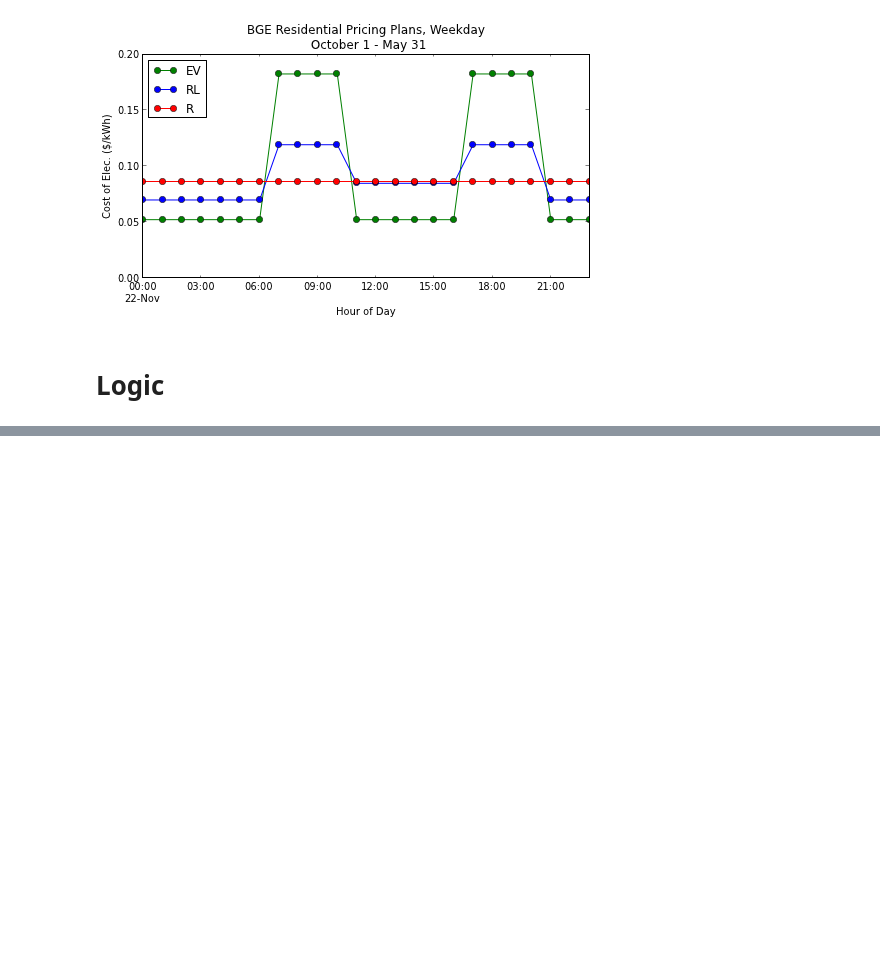
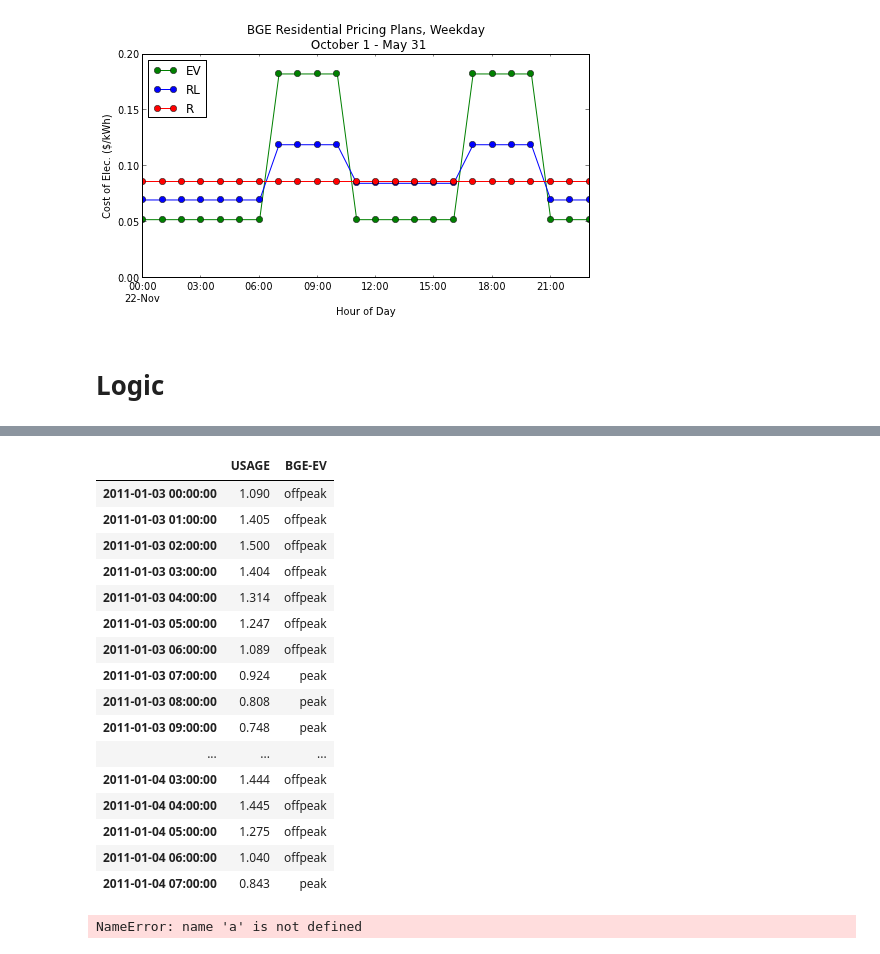
Before and after one commit to CoryVegan/demandside_storage, a Jupyter notebook: TOU_pricing_and_storage.ipynb, the cells around one changed output, grey strips where cells are left out. Drawn from its saved outputs; the diff is of its cells as text; code cells hidden in the pictures; blank space fills up the shorter version.

```diff
--- a/TOU_pricing_and_storage.ipynb
+++ b/TOU_pricing_and_storage.ipynb
@@ -158,0 +184,25 @@ a['BGE-RL_cost_perkWh'].plot()
+# %%
+a = demand_data
+
+a['BGE-EV'] = 'offpeak'
+a['BGE-EV'].ix[(a[a.index.weekday<5].between_time('7:00','10:00')).index] = 'peak'
+a['BGE-EV'].ix[(a[a.index.weekday<5].between_time('17:00','21:00')).index] = 'peak'
+a[40:72]
+# %% [output]
+|  | USAGE | BGE-EV |
+| 2011-01-03 00:00:00 | 1.090 | offpeak |
+| 2011-01-03 01:00:00 | 1.405 | offpeak |
+| 2011-01-03 02:00:00 | 1.500 | offpeak |
+| 2011-01-03 03:00:00 | 1.404 | offpeak |
+| 2011-01-03 04:00:00 | 1.314 | offpeak |
+| 2011-01-03 05:00:00 | 1.247 | offpeak |
+| 2011-01-03 06:00:00 | 1.089 | offpeak |
+| 2011-01-03 07:00:00 | 0.924 | peak |
+| 2011-01-03 08:00:00 | 0.808 | peak |
+| 2011-01-03 09:00:00 | 0.748 | peak |
+| ... | ... | ... |
+| 2011-01-04 03:00:00 | 1.444 | offpeak |
+| 2011-01-04 04:00:00 | 1.445 | offpeak |
+| 2011-01-04 05:00:00 | 1.275 | offpeak |
+| 2011-01-04 06:00:00 | 1.040 | offpeak |
+| 2011-01-04 07:00:00 | 0.843 | peak |
@@ -158,0 +213,4 @@ a['BGE-RL_cost_perkWh'].plot()
+# %%
+a
+# %% [output]
+NameError: name 'a' is not defined
```
Also changed, not shown: parts of 14 cells of this notebook, 11 other files.
